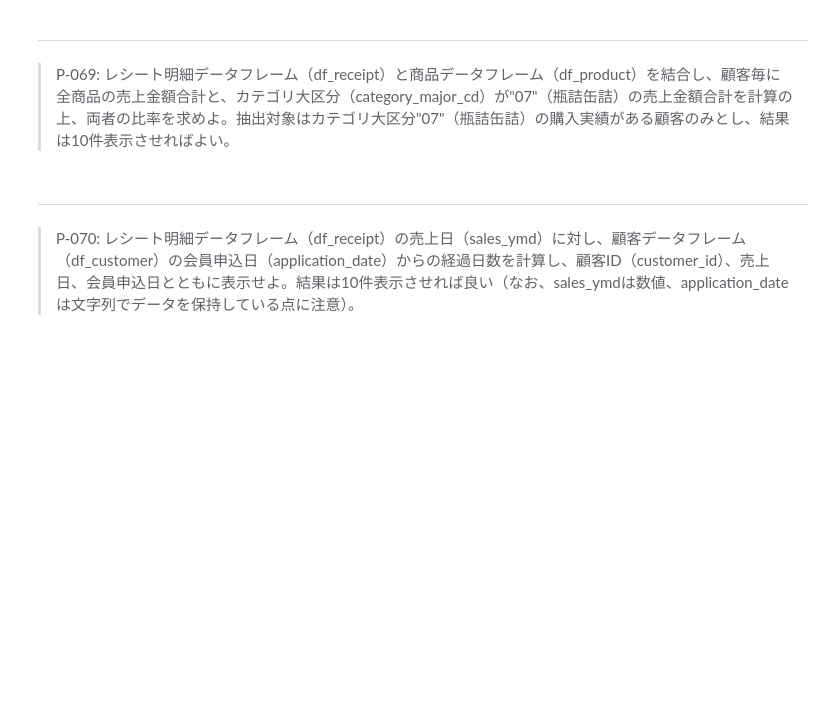
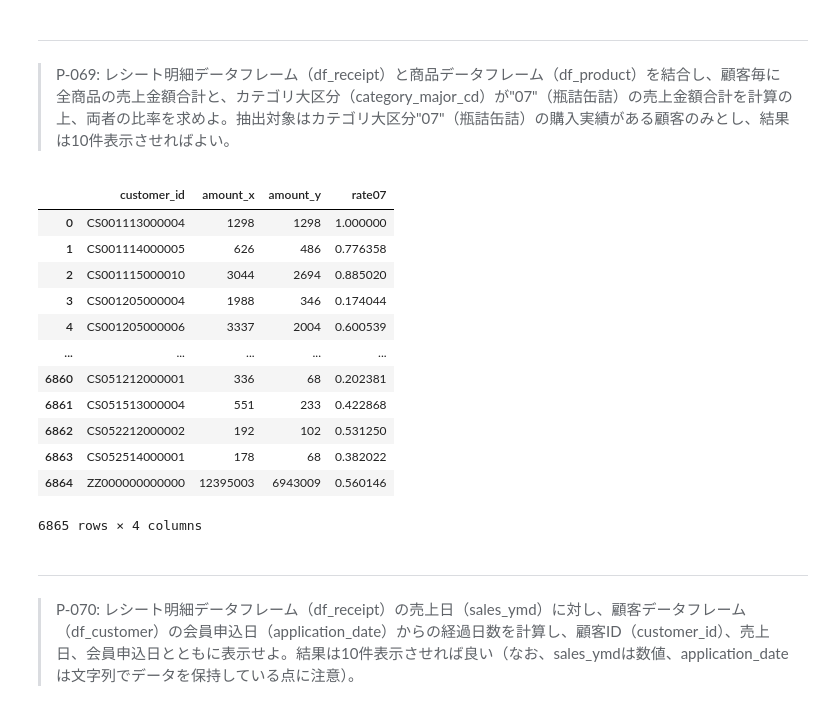
Before and after one commit to cyoshihara/ds100, a Jupyter notebook: preprocess_knock_Python_20210728-.ipynb, the cells around one changed output. Saved outputs shown, nothing was run; the diff lists cells and outputs as text; code cells hidden in the pictures; blank space fills up the shorter version.

```diff
--- a/preprocess_knock_Python_20210728-.ipynb
+++ b/preprocess_knock_Python_20210728-.ipynb
@@ -1778,3 +1780,7 @@ df_product
 # %% [markdown]
 ---
 > P-066: 商品データフレーム（df_product）の各商品について、利益率が30%となる新たな単価を求めよ。今回は、1円未満を四捨五入すること（0.5については偶数方向の丸めで良い）。そして結果を10件表示させ、利益率がおよそ30％付近であることを確認せよ。ただし、単価（unit_price）と原価（unit_cost）にはNULLが存在することに注意せよ。
+# %%
+df_product['new_price'] = np.round(df_product['unit_cost']/0.7 )
+df_product['new_profit_rate'] = (df_product['new_price'] - df_product['unit_cost'] ) /df_product['new_price']
+df_product.head(10)
@@ -1781,3 +1799,7 @@ df_product
 # %% [markdown]
 ---
 > P-067: 商品データフレーム（df_product）の各商品について、利益率が30%となる新たな単価を求めよ。今回は、1円未満を切り上げること。そして結果を10件表示させ、利益率がおよそ30％付近であることを確認せよ。ただし、単価（unit_price）と原価（unit_cost）にはNULLが存在することに注意せよ。
+# %%
+df_product['new_price'] = np.ceil(df_product['unit_cost']/0.7 )
+df_product['new_profit_rate'] = (df_product['new_price'] - df_product['unit_cost'] ) /df_product['new_price']
+df_product.head(10)
@@ -1784,3 +1818,6 @@ df_product
 # %% [markdown]
 ---
 > P-068: 商品データフレーム（df_product）の各商品について、消費税率10%の税込み金額を求めよ。 1円未満の端数は切り捨てとし、結果は10件表示すれば良い。ただし、単価（unit_price）にはNULLが存在することに注意せよ。
+# %%
+df_product['tax_price'] = np.floor(df_product['unit_price']*1.1)
+df_product.head(10)
@@ -1787,6 +1836,27 @@ df_product
 # %% [markdown]
 ---
 > P-069: レシート明細データフレーム（df_receipt）と商品データフレーム（df_product）を結合し、顧客毎に全商品の売上金額合計と、カテゴリ大区分（category_major_cd）が"07"（瓶詰缶詰）の売上金額合計を計算の上、両者の比率を求めよ。抽出対象はカテゴリ大区分"07"（瓶詰缶詰）の購入実績がある顧客のみとし、結果は10件表示させればよい。
+# %%
+df_temp = pd.merge( df_receipt, df_product, on='product_cd', how='inner' ).groupby('customer_id').agg({'amount':'sum'}).reset_index()
+df_temp1 = pd.merge( df_receipt, df_product[df_product['category_major_cd']==7], on='product_cd', how='inner' ).groupby('customer_id').agg({'amount':'sum'}).reset_index()
+df_temp2 = pd.merge( df_temp, df_temp1, on='customer_id', how='inner' )
+df_temp2['rate07'] = df_temp2['amount_y'] / df_temp2['amount_x']
+df_temp2
+# df_temp1['amount_all_cat'] = df_temp.groupby('customer_id')['amount'].sum().reset_index()
+# %% [output]
+|  | customer_id | amount_x | amount_y | rate07 |
+| 0 | CS001113000004 | 1298 | 1298 | 1.000000 |
+| 1 | CS001114000005 | 626 | 486 | 0.776358 |
+| 2 | CS001115000010 | 3044 | 2694 | 0.885020 |
+| 3 | CS001205000004 | 1988 | 346 | 0.174044 |
+| 4 | CS001205000006 | 3337 | 2004 | 0.600539 |
+| ... | ... | ... | ... | ... |
+| 6860 | CS051212000001 | 336 | 68 | 0.202381 |
+| 6861 | CS051513000004 | 551 | 233 | 0.422868 |
+| 6862 | CS052212000002 | 192 | 102 | 0.531250 |
+| 6863 | CS052514000001 | 178 | 68 | 0.382022 |
+| 6864 | ZZ000000000000 | 12395003 | 6943009 | 0.560146 |
+6865 rows × 4 columns
 # %% [markdown]
 ---
 > P-070: レシート明細データフレーム（df_receipt）の売上日（sales_ymd）に対し、顧客データフレーム（df_customer）の会員申込日（application_date）からの経過日数を計算し、顧客ID（customer_id）、売上日、会員申込日とともに表示せよ。結果は10件表示させれば良い（なお、sales_ymdは数値、application_dateは文字列でデータを保持している点に注意）。
```
Also changed, not shown: parts of 5 cells of this notebook.
